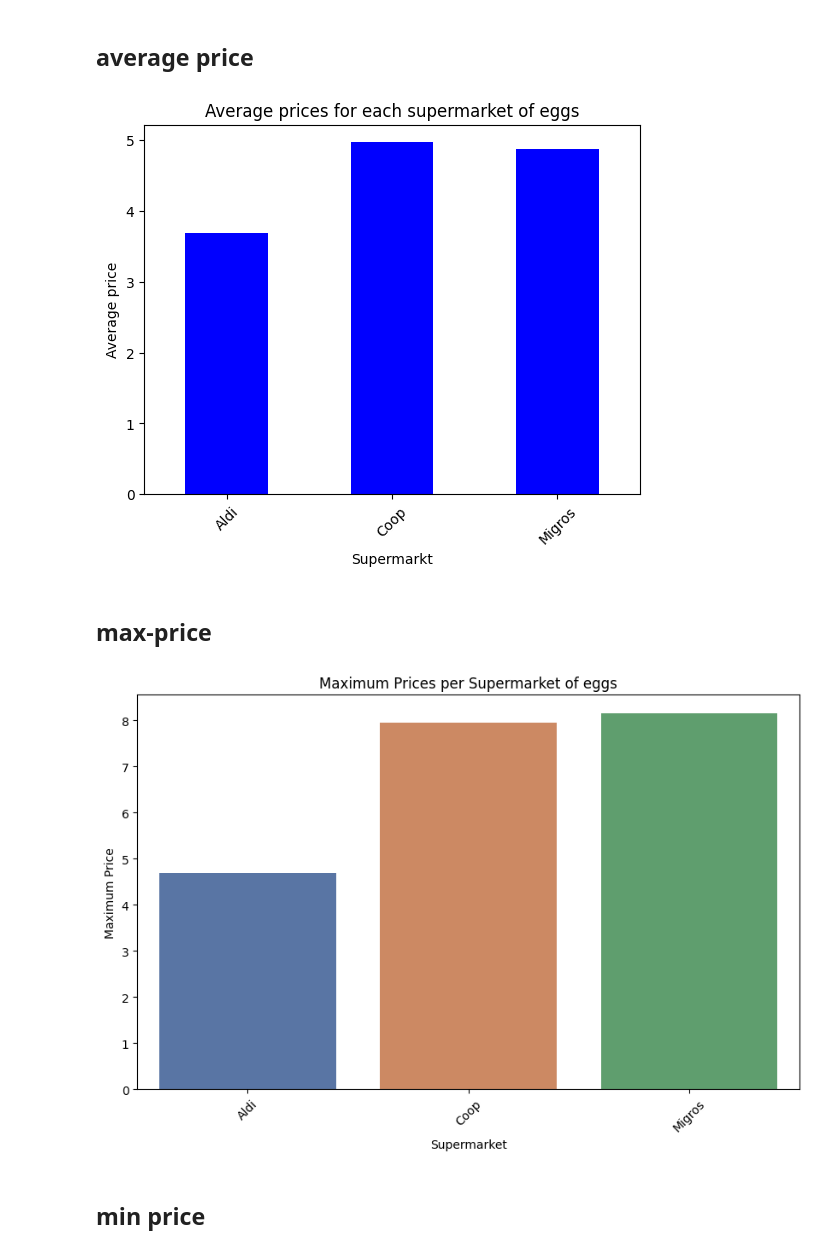
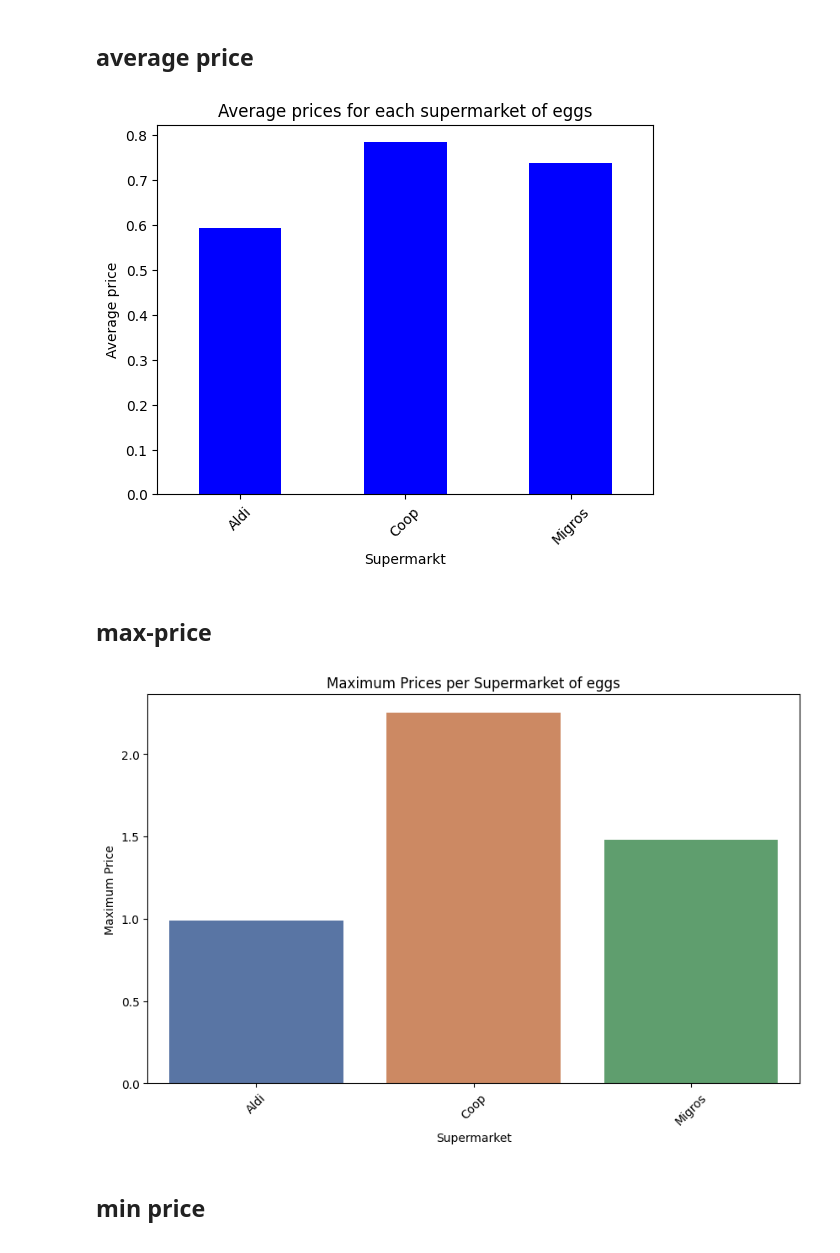
Before and after one commit to husicabe/groceries, a Jupyter notebook: EDA/EDA_Eggs.ipynb, the cells around one changed output. Drawn from its saved outputs; the diff is of its cells as text; code cells hidden in the pictures.

```diff
--- a/EDA/EDA_Eggs.ipynb
+++ b/EDA/EDA_Eggs.ipynb
@@ -401,10 +401,10 @@ There is no significant difference in prices between supermarkets.
 query = "SELECT * FROM eggs_table"
 df_all = pd.read_sql_query(query, conn)
 
-df_all['price_raw'] = pd.to_numeric(df_all['price_raw'], errors='coerce')
+df_all['price_per_piece'] = pd.to_numeric(df_all['price_per_piece'], errors='coerce')
 df_all['Supermarkt'] = df_all['Supermarkt'].astype(str)
 
-average_prices = df_all.groupby('Supermarkt')['price_raw'].mean()
+average_prices = df_all.groupby('Supermarkt')['price_per_piece'].mean()
 
 average_prices.plot(kind='bar', color='blue')
 plt.xlabel('Supermarkt')
@@ -413,26 +413,26 @@ plt.title('Average prices for each supermarket of eggs')
 plt.xticks(rotation=45)
 plt.show()
 # %% [output]
-[figure, old version]
+[figure, new version]
 # %% [markdown]
 ## max-price
 # %%
 import seaborn as sns
 import matplotlib.pyplot as plt
 
 # Calculate the maximum price for each supermarket
-max_prices = df_all.groupby('Supermarkt')['price_raw'].max().reset_index()
+max_prices = df_all.groupby('Supermarkt')['price_per_piece'].max().reset_index()
 
 # Bar chart for maximum prices
 plt.figure(figsize=(10,6))
-sns.barplot(x='Supermarkt', y='price_raw', data=max_prices, palette='deep')
+sns.barplot(x='Supermarkt', y='price_per_piece', data=max_prices, palette='deep')
 plt.xlabel('Supermarket')
 plt.ylabel('Maximum Price')
 plt.title('Maximum Prices per Supermarket of eggs')
 plt.xticks(rotation=45)
 plt.show()
 # %% [output]
-[figure, old version]
+[figure, new version]
 # %% [markdown]
 ## min price
 # %%
```
Also changed, not shown: parts of 1 cell of this notebook, 10 other files.
